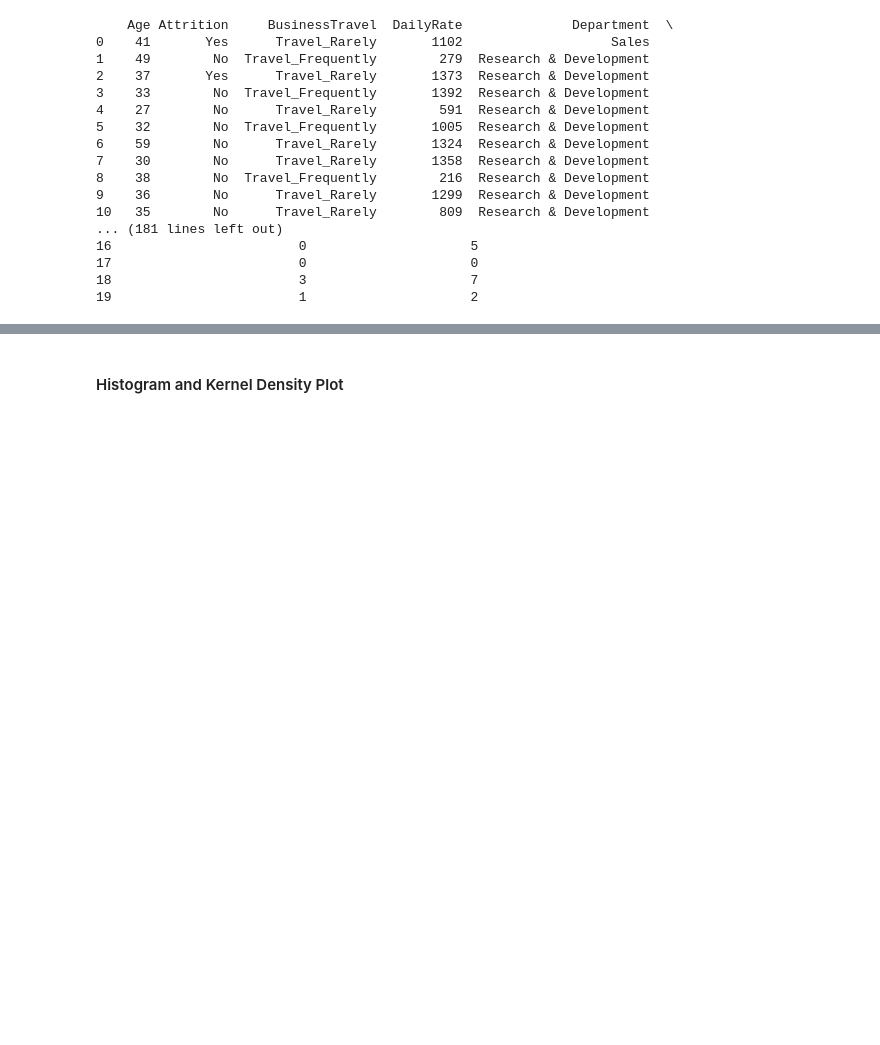
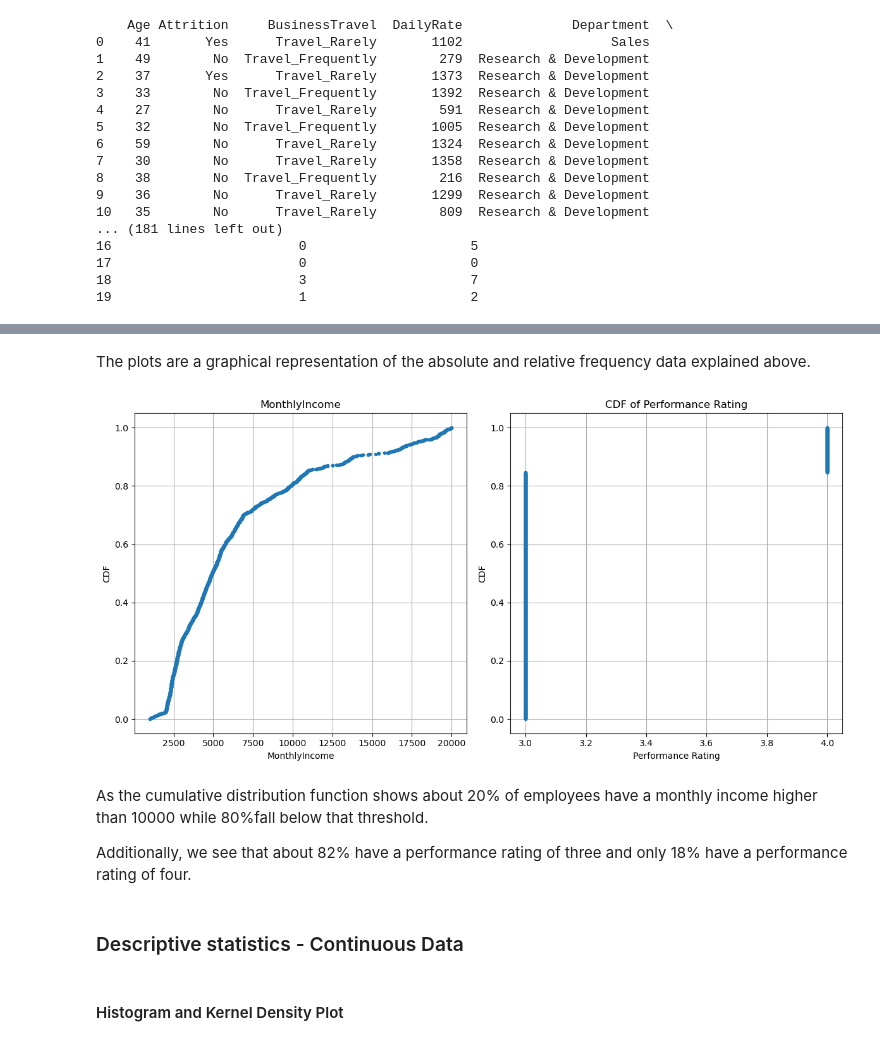
Before and after one commit to pepi151101/Research-Methods, a Jupyter notebook: Project 1.ipynb, the cells around one changed output, grey strips where cells are left out. Drawn from its saved outputs; the diff is of its cells as text; code cells hidden in the pictures; blank space fills up the shorter version.

```diff
--- a/Project 1.ipynb
+++ b/Project 1.ipynb
@@ -161,3 +348,39 @@ dtype: int64
+# %% [markdown]
+The plots are a graphical representation of the absolute and relative frequency data explained above.
+# %%
+# Plotting the CDF for MonthlyIncome and PerformanceRating
+plt.figure(figsize=(12, 6))
+
+# CDF for MonthlyIncome
+plt.subplot(1, 2, 1)
+satisfaction_sorted = np.sort(df['MonthlyIncome'])
+satisfaction_cdf = np.arange(1, len(satisfaction_sorted) + 1) / len(satisfaction_sorted)
+plt.plot(satisfaction_sorted, satisfaction_cdf, marker='.', linestyle='none')
+plt.title('MonthlyIncome')
+plt.xlabel('MonthlyIncome')
+plt.ylabel('CDF')
+plt.grid(True)
+
+# CDF for performance rating
+plt.subplot(1, 2, 2)
+hours_sorted = np.sort(df['PerformanceRating'])
+hours_cdf = np.arange(1, len(hours_sorted) + 1) / len(hours_sorted)
+plt.plot(hours_sorted, hours_cdf, marker='.', linestyle='none')
+plt.title('CDF of Performance Rating')
+plt.xlabel('Performance Rating')
+plt.ylabel('CDF')
+plt.grid(True)
+
+plt.tight_layout()
+plt.show()
+# %% [output]
+[figure, added]
+# %% [markdown]
+As the cumulative distribution function shows about 20% of employees have a monthly income higher than 10000 while 80%fall below that threshold.
+
+Additionally, we see that about 82% have a performance rating of three and only 18% have a performance rating of four.
+# %% [markdown]
+### Descriptive statistics - Continuous Data
 # %% [markdown]
 #### Histogram and Kernel Density Plot
 # %%
```
Also changed, not shown: parts of 120 cells of this notebook.
